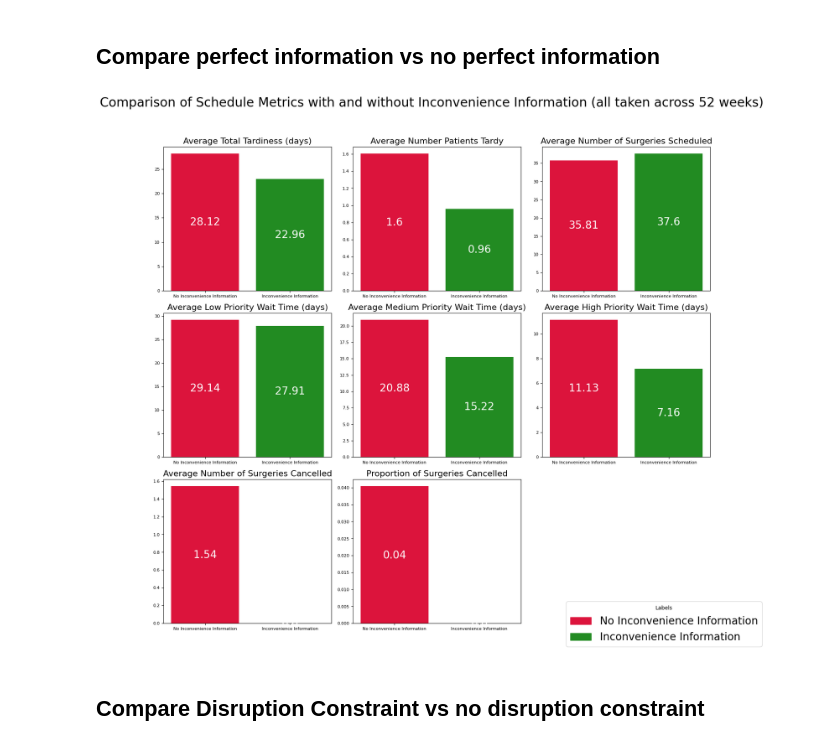
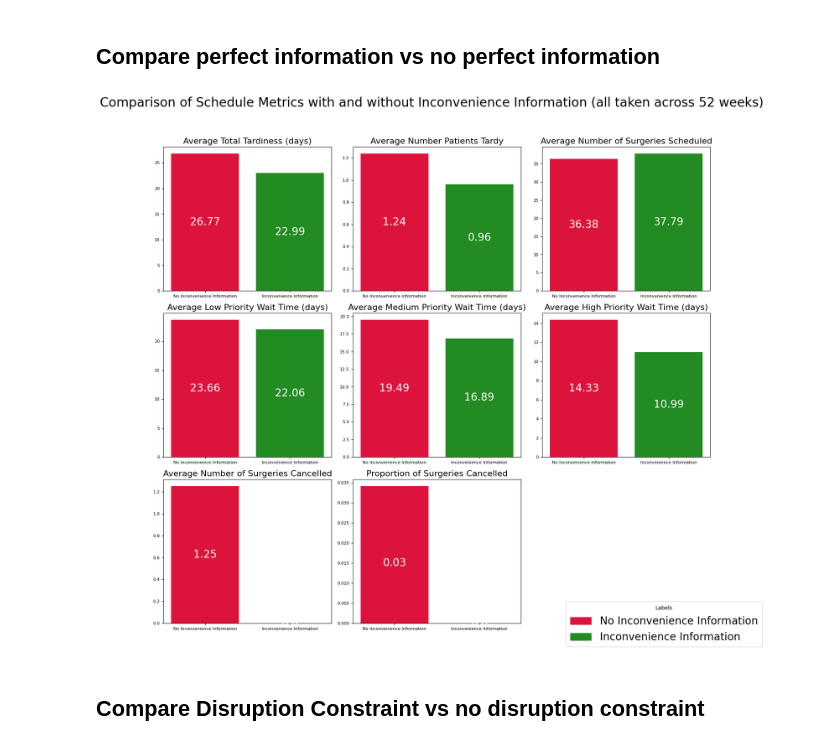
Before and after one commit to brodie11/surgery_scheduling, a Jupyter notebook: brodie_perrie_code/src/scripts/brodie_plotting.ipynb, the cells around one changed output. Cells and saved outputs as stored; diff of their text form; code cells hidden in the pictures.

Commit message:
5 runs inconvenience metrics graph made

```diff
--- a/brodie_perrie_code/src/scripts/brodie_plotting.ipynb
+++ b/brodie_perrie_code/src/scripts/brodie_plotting.ipynb
@@ -3,6 +3,8 @@
 # %%
 import matplotlib.pyplot as plt
 import numpy as np
+
+import math
 
 import pandas as pd
 from pathlib import Path
@@ -17,7 +19,7 @@ repo_path = Path("C:/Users/Grant Dye/Documents/Uni/Engsci/4th year/part4project/
 OUTPUT_DIR = os.path.abspath(os.path.join(repo_path,'output/databases'))
 
 # Check if the path is correct
-csv_path = os.path.join(OUTPUT_DIR, "average_values_specialty_0.csv")
+csv_path = os.path.join(OUTPUT_DIR, "average_values_specialty_0_disruptionTrue_5_runs.csv")
 avg_values = pd.read_csv(csv_path)
 
 # Labels for the bars
@@ -54,34 +56,34 @@ fig, axes = plt.subplots(3, 3, figsize=(15, 15))
 
 # Flatten the axes array for easy iteration
 axes = axes.flatten()
 
 # Plot each bar graph
 for i in range(8):
     bars = axes[i].bar(labels, avg_values[categories[i]].values, color=colors)
     axes[i].set_title(title_map[categories[i]], fontsize=16)
     # Add labels
     for bar in bars:
         yval = round(bar.get_height(), 2)
         axes[i].text(bar.get_x() + bar.get_width() / 2, yval / 2, f'{yval}', ha='center', va='center', color='white', fontsize=20)
 
 # Hide the last two empty subplots
 for j in range(8, 9):
     fig.delaxes(axes[j])
 
 # Create custom legend handles
 handles = [Patch(color=color_map[label], label=label) for label in labels]
 
 # Add the legend to the figure
 fig.legend(handles=handles, loc='lower right', title='Labels', prop={'size': 20})
 fig.suptitle("Comparison of Schedule Metrics with and without Inconvenience Information (all taken across 52 weeks)", fontsize=24)
 
 # Adjust layout
 plt.tight_layout(rect=[0, 0.03, 1, 0.95])
 
 # Show the plot
 plt.show()
 # %% [output]
-[figure, old version]
+[figure, new version]
 # %% [markdown]
 ## Compare Disruption Constraint vs no disruption constraint
 # %%
```
Also changed, not shown: parts of 3 cells of this notebook, 2 other files.
